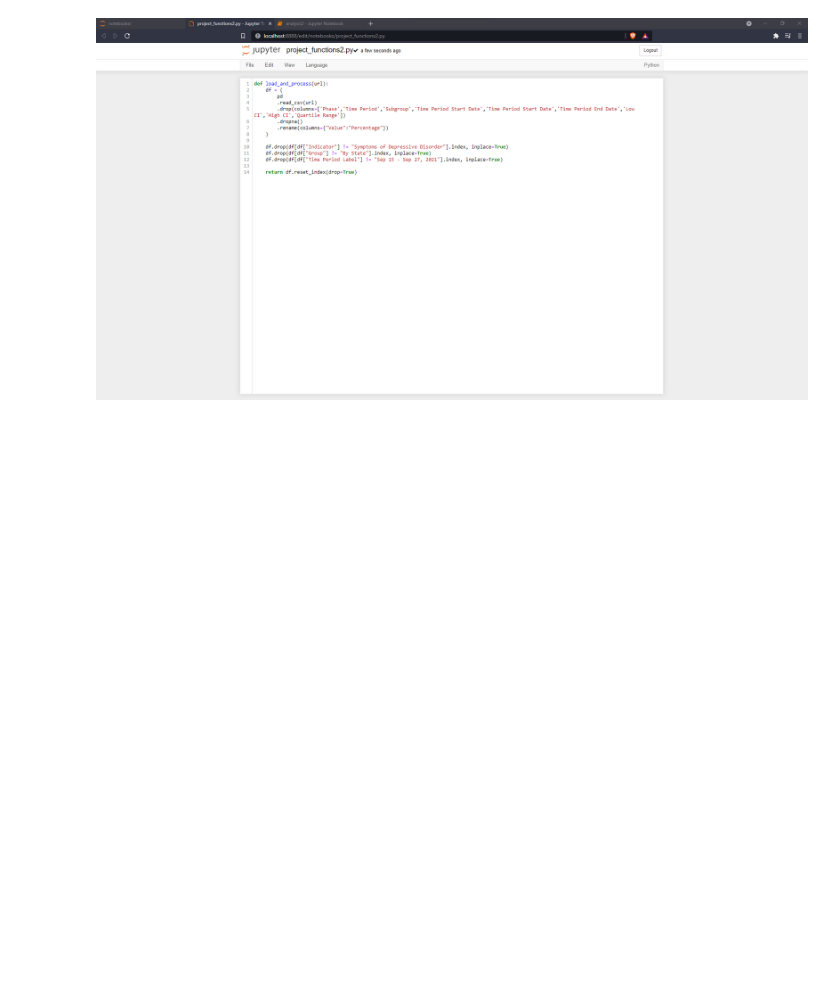
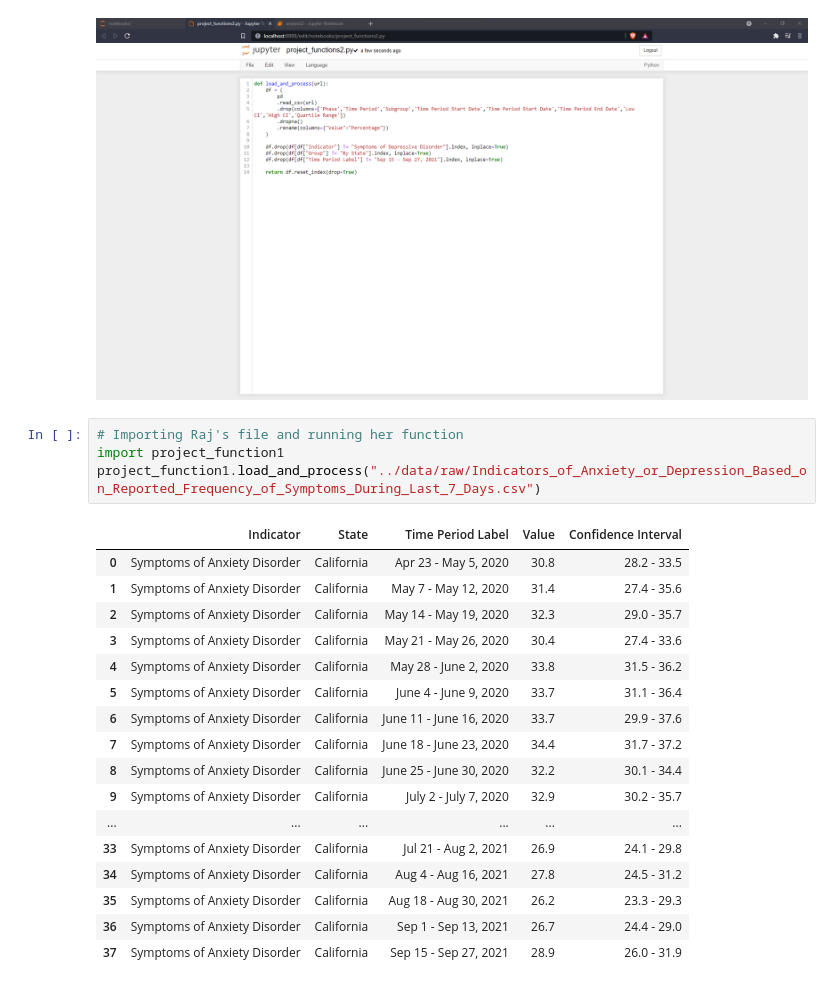
Before and after one commit to mvallido/project-group-29, a Jupyter notebook: notebooks/analysis2.ipynb, the cells around one changed output. Cells and saved outputs as stored; diff of their text form; blank space fills up the shorter version.

```diff
--- a/notebooks/analysis2.ipynb
+++ b/notebooks/analysis2.ipynb
@@ -234,3 +252,25 @@ load_and_process("../data/raw/Indicators_of_Anxiety_or_Depression_Based_on_Repor
 ### Step 3: Move the function into a new .py file
 # %% [markdown]
 ![image.png](attachment:image.png)
+# %%
+# Importing Raj's file and running her function
+import project_function1
+project_function1.load_and_process("../data/raw/Indicators_of_Anxiety_or_Depression_Based_on_Reported_Frequency_of_Symptoms_During_Last_7_Days.csv")
+# %% [output]
+|  | Indicator | State | Time Period Label | Value | Confidence Interval |
+| 0 | Symptoms of Anxiety Disorder | California | Apr 23 - May 5, 2020 | 30.8 | 28.2 - 33.5 |
+| 1 | Symptoms of Anxiety Disorder | California | May 7 - May 12, 2020 | 31.4 | 27.4 - 35.6 |
+| 2 | Symptoms of Anxiety Disorder | California | May 14 - May 19, 2020 | 32.3 | 29.0 - 35.7 |
+| 3 | Symptoms of Anxiety Disorder | California | May 21 - May 26, 2020 | 30.4 | 27.4 - 33.6 |
+| 4 | Symptoms of Anxiety Disorder | California | May 28 - June 2, 2020 | 33.8 | 31.5 - 36.2 |
+| 5 | Symptoms of Anxiety Disorder | California | June 4 - June 9, 2020 | 33.7 | 31.1 - 36.4 |
+| 6 | Symptoms of Anxiety Disorder | California | June 11 - June 16, 2020 | 33.7 | 29.9 - 37.6 |
+| 7 | Symptoms of Anxiety Disorder | California | June 18 - June 23, 2020 | 34.4 | 31.7 - 37.2 |
+| 8 | Symptoms of Anxiety Disorder | California | June 25 - June 30, 2020 | 32.2 | 30.1 - 34.4 |
+| 9 | Symptoms of Anxiety Disorder | California | July 2 - July 7, 2020 | 32.9 | 30.2 - 35.7 |
+| ... | ... | ... | ... | ... | ... |
+| 33 | Symptoms of Anxiety Disorder | California | Jul 21 - Aug 2, 2021 | 26.9 | 24.1 - 29.8 |
+| 34 | Symptoms of Anxiety Disorder | California | Aug 4 - Aug 16, 2021 | 27.8 | 24.5 - 31.2 |
+| 35 | Symptoms of Anxiety Disorder | California | Aug 18 - Aug 30, 2021 | 26.2 | 23.3 - 29.3 |
+| 36 | Symptoms of Anxiety Disorder | California | Sep 1 - Sep 13, 2021 | 26.7 | 24.4 - 29.0 |
+| 37 | Symptoms of Anxiety Disorder | California | Sep 15 - Sep 27, 2021 | 28.9 | 26.0 - 31.9 |
```
Also changed, not shown: parts of 2 cells of this notebook, 2 other files.
